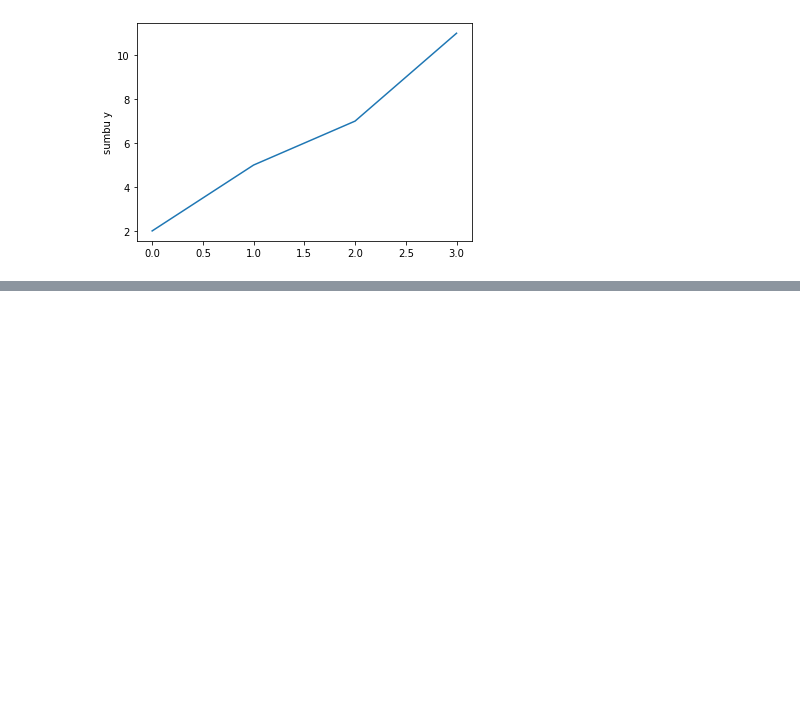
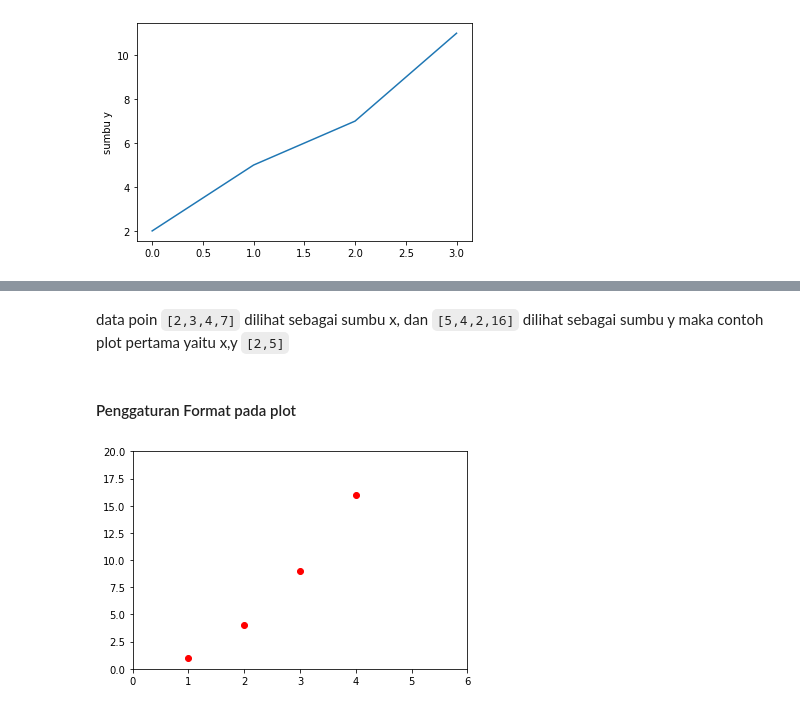
Before and after one commit to Christopher-Steven/BIC02-Visualisasi-Data-Matplotlib, a Jupyter notebook: 02_Matplotlib.ipynb, the cells around one changed output, grey strips where cells are left out. Cells and saved outputs as stored; diff of their text form; code cells hidden in the pictures; blank space fills up the shorter version.

```diff
--- a/02_Matplotlib.ipynb
+++ b/02_Matplotlib.ipynb
@@ -28,0 +33,10 @@ bila hanya menyertakan deret bilangan, maka deret bilangan nilai sumbu y akan di
+# %% [markdown]
+data poin `[2,3,4,7]` dilihat sebagai sumbu x, dan `[5,4,2,16]` dilihat sebagai sumbu y maka contoh plot pertama yaitu x,y `[2,5]`
+# %% [markdown]
+#### Penggaturan Format pada plot
+# %%
+plt.plot([1,2,3,4],[1,4,9,16],'ro')
+plt.axis([0,6,0,20])
+plt.show()
+# %% [output]
+[figure, added]
```
Also changed, not shown: parts of 27 cells of this notebook.
